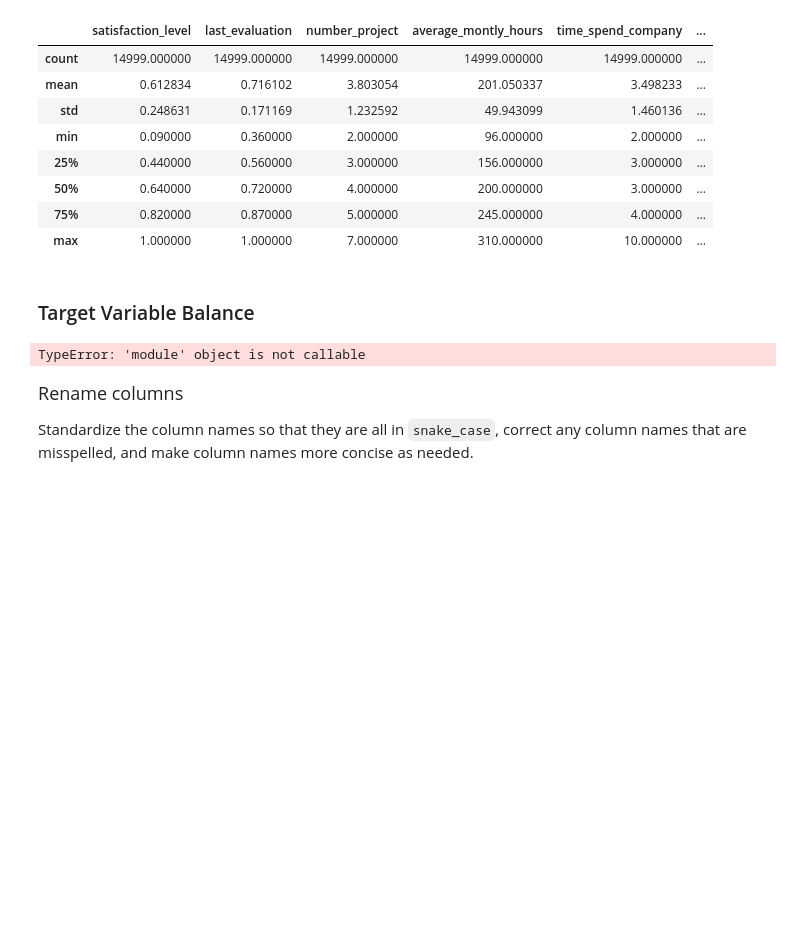
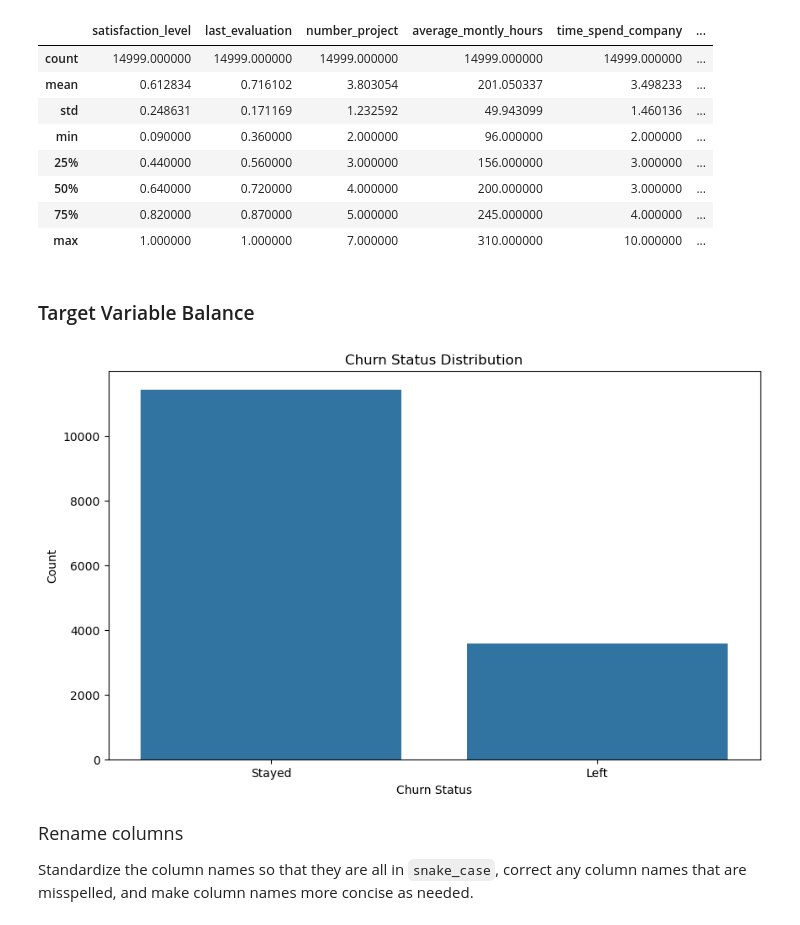
Before and after one commit to ChamoChiran/employee-churn-prediction, a Jupyter notebook: notebooks/employee_churn_prediction-fe.ipynb, the cells around one changed output. Drawn from its saved outputs; the diff is of its cells as text; code cells hidden in the pictures; blank space fills up the shorter version.

```diff
--- a/notebooks/employee_churn_prediction-fe.ipynb
+++ b/notebooks/employee_churn_prediction-fe.ipynb
@@ -94,15 +94,16 @@ df.describe()
 # %%
 import matplotlib.pyplot as plt
 import seaborn as sns
 
 plt.figure(figsize=(10,6))
-sns.countplot(x='churn_status', data=df)
+sns.countplot(x='left', data=df)
 plt.title('Churn Status Distribution')
 plt.xlabel('Churn Status')
+plt.xticks([0, 1], ['Stayed', 'Left'])
 plt.ylabel('Count')
 plt.show()
 # %% [output]
-TypeError: 'module' object is not callable
+[figure, added]
 # %% [markdown]
 <font size=4>Rename columns</font>
 
```
